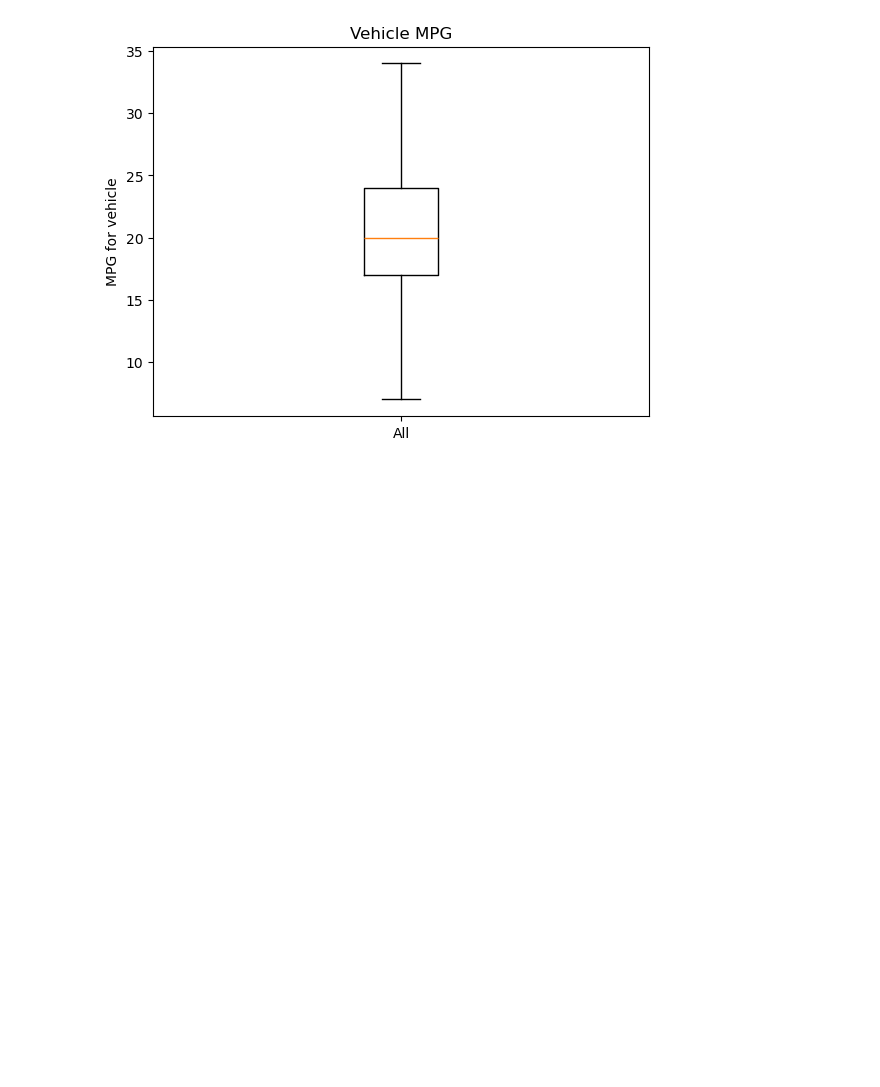
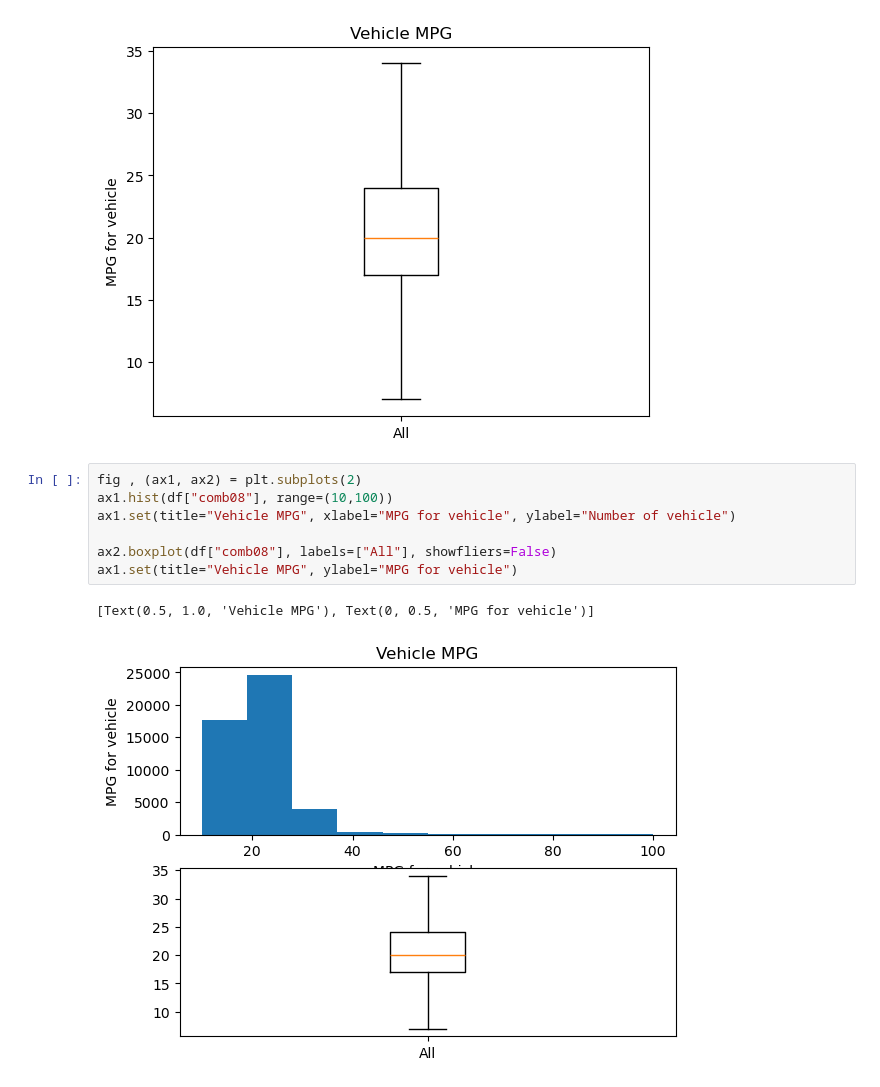
Before and after one commit to BeziKaviani/data-science-ml-learning-path, a Jupyter notebook: 04-data-visualization/visuallization.ipynb, the cells around one changed output. Cells and saved outputs as stored; diff of their text form; blank space fills up the shorter version.

Commit message:
create histogram and boxplot using two plot subplot

```diff
--- a/04-data-visualization/visuallization.ipynb
+++ b/04-data-visualization/visuallization.ipynb
@@ -138,3 +138,13 @@ ax.set(title="Vehicle MPG", ylabel="MPG for vehicle")
 # %% [output]
 [Text(0.5, 1.0, 'Vehicle MPG'), Text(0, 0.5, 'MPG for vehicle')]
 [figure]
+# %%
+fig , (ax1, ax2) = plt.subplots(2)
+ax1.hist(df["comb08"], range=(10,100))
+ax1.set(title="Vehicle MPG", xlabel="MPG for vehicle", ylabel="Number of vehicle")
+
+ax2.boxplot(df["comb08"], labels=["All"], showfliers=False)
+ax1.set(title="Vehicle MPG", ylabel="MPG for vehicle")
+# %% [output]
+[Text(0.5, 1.0, 'Vehicle MPG'), Text(0, 0.5, 'MPG for vehicle')]
+[figure, added]
```
